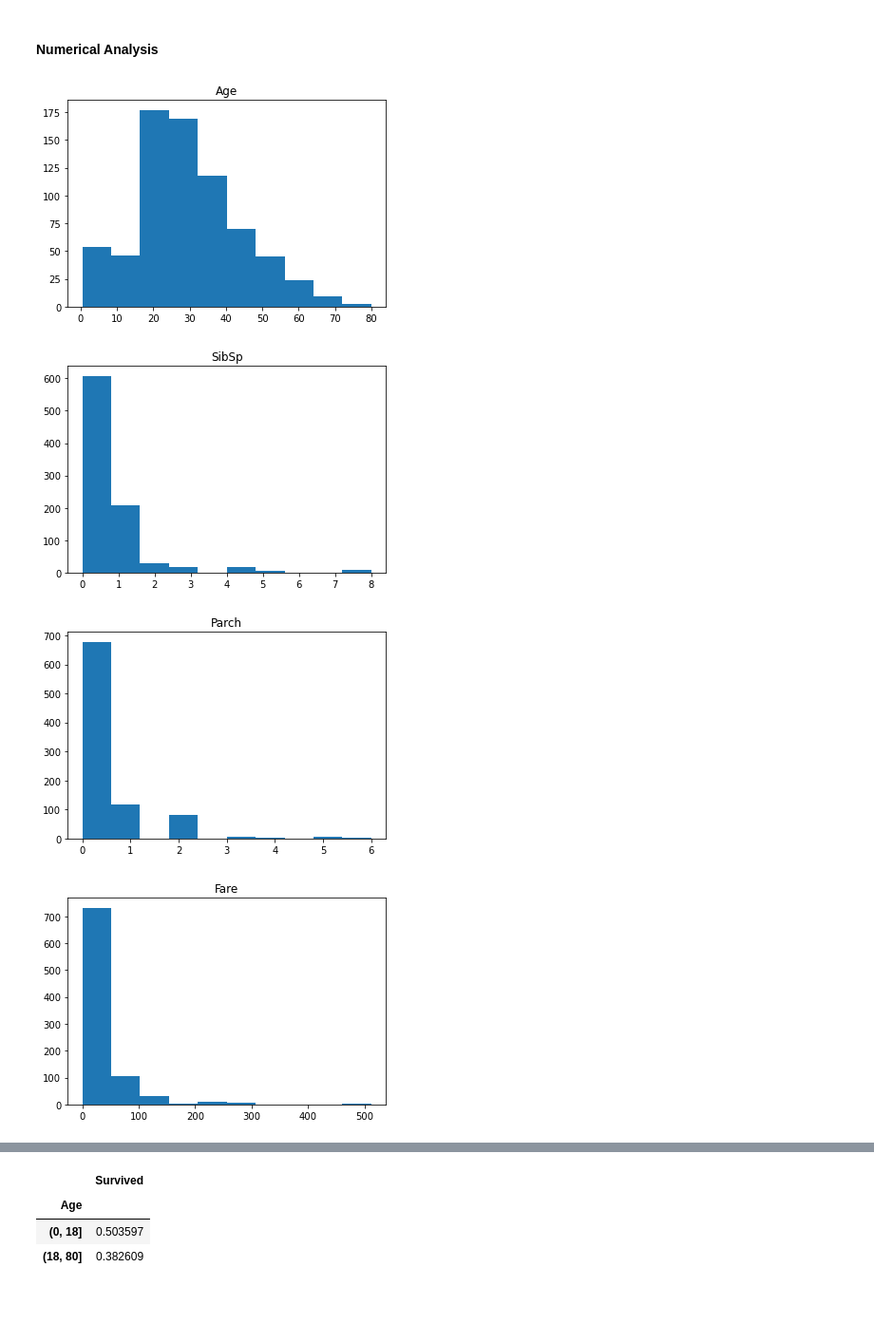
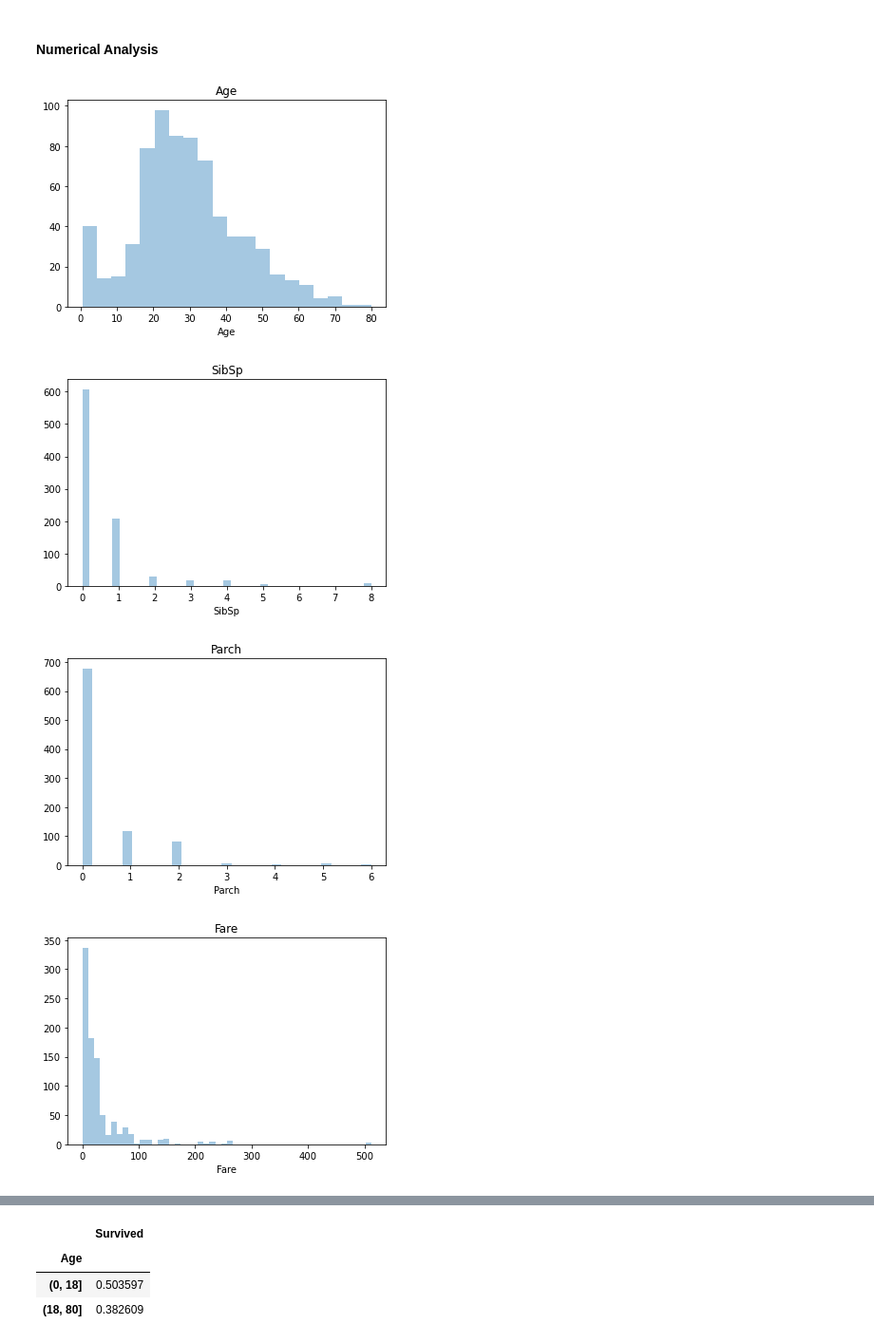
Before and after one commit to rx229/Projects, a Jupyter notebook: Titanic/TitanicMisc.ipynb, the cells around one changed output, grey strips where cells are left out. Shown: that part at 95% size. Cells and saved outputs as stored; diff of their text form; code cells hidden in the pictures; blank space fills up the shorter version.

```diff
--- a/Titanic/TitanicMisc.ipynb
+++ b/Titanic/TitanicMisc.ipynb
@@ -200,14 +67,14 @@ train_data.describe(include=['O'])
 # %%
 #Set of numerical data
 numerical = ['Age','SibSp','Parch','Fare']
 
 #For loop to print histograms for numerical data
 for i in numerical:
-    plt.hist(train_data[i])
+    sns.distplot(train_data[i].dropna(), kde=False)
     plt.title(i)
     plt.show()
 # %% [output]
-[figure, old version]
+[figure, new version]
-[figure, old version]
+[figure, new version]
-[figure, old version]
+[figure, new version]
-[figure, old version]
+[figure, new version]
```
Also changed, not shown: parts of 66 cells of this notebook, 1 other file.
